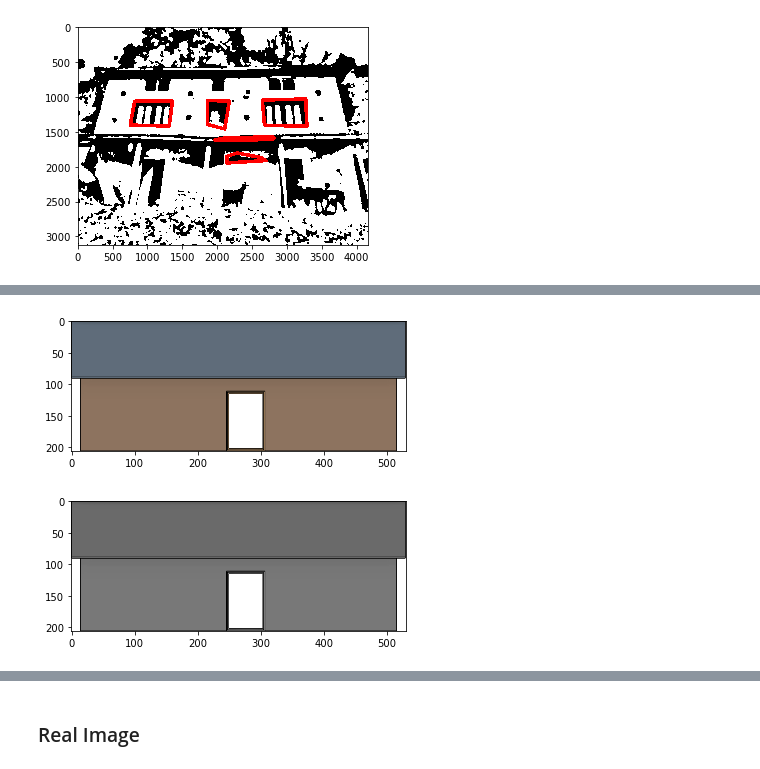
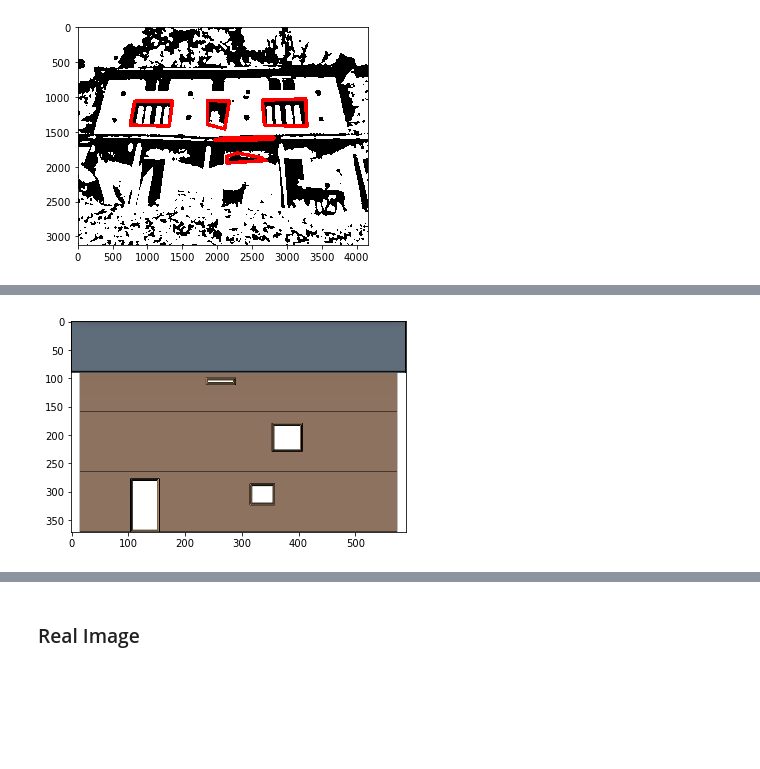
Before and after one commit to MSIA/MSiA400_GrandTeton, a Jupyter notebook: feature_testing_real.ipynb, the cells around one changed output, grey strips where cells are left out. Saved outputs shown, nothing was run; the diff lists cells and outputs as text; code cells hidden in the pictures; blank space fills up the shorter version.

Commit message:
added feature generation on real images

```diff
--- a/feature_testing_real.ipynb
+++ b/feature_testing_real.ipynb
@@ -514,12 +562,6 @@ dtype('uint8')
 # %%
-## we can plot the image using matplotlib but the colors are inverted so reverting back using cv2.COLOR_BGR2RGB function.
+img_generated = cv2.imread(path_generated_go+filepaths_go[3])
 plt.imshow(cv2.cvtColor(img_generated, cv2.COLOR_BGR2RGB))
 plt.show()
 # %% [output]
-[figure, old version]
+[figure, new version]
-# %%
-gray_generated = cv2.cvtColor(img_generated, cv2.COLOR_BGR2GRAY)
-plt.imshow(cv2.cvtColor(gray_generated, cv2.COLOR_BGR2RGB))
-plt.show()
-# %% [output]
-[figure, removed]
```
Also changed, not shown: parts of 64 cells of this notebook.
